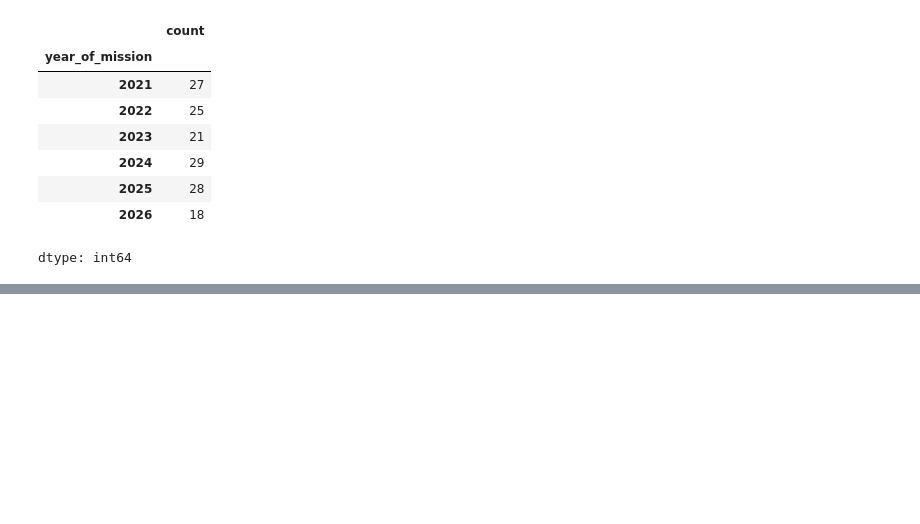
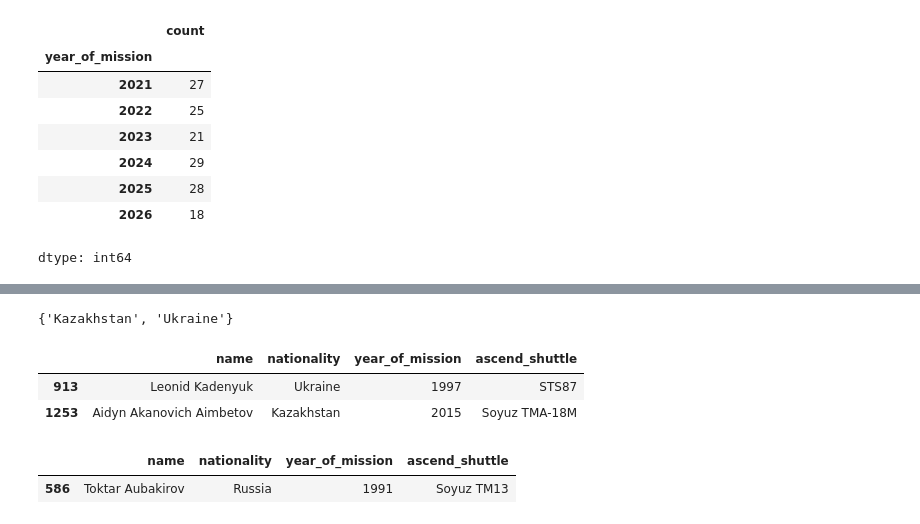
Before and after one commit to MayaVolkov/astronaut-missions-analysis, a Jupyter notebook: Astronaut_Mission_Analysis_.ipynb, the cells around one changed output, grey strips where cells are left out. Drawn from its saved outputs; the diff is of its cells as text; code cells hidden in the pictures; blank space fills up the shorter version.

```diff
--- a/Astronaut_Mission_Analysis_.ipynb
+++ b/Astronaut_Mission_Analysis_.ipynb
@@ -880,0 +920,19 @@ dtype: int64
+# %%
+soviet_republics = {"Ukraine", "Kazakhstan", "Belarus", "Uzbekistan", "Kyrgyzstan",
+                    "Tajikistan", "Turkmenistan", "Georgia", "Armenia", "Azerbaijan",
+                    "Moldova", "Lithuania", "Latvia", "Estonia"}
+soviet_republics & set(old_data["nationality"])
+# %% [output]
+{'Kazakhstan', 'Ukraine'}
+# %%
+found = soviet_republics & set(old_data["nationality"])
+old_data[old_data["nationality"].isin(found)].sort_values("year_of_mission")
+# %% [output]
+|  | name | nationality | year_of_mission | ascend_shuttle |
+| 913 | Leonid Kadenyuk | Ukraine | 1997 | STS87 |
+| 1253 | Aidyn Akanovich Aimbetov | Kazakhstan | 2015 | Soyuz TMA-18M |
+# %%
+old_data[old_data["name"].str.contains("Aubakirov", regex=False)]
+# %% [output]
+|  | name | nationality | year_of_mission | ascend_shuttle |
+| 586 | Toktar Aubakirov | Russia | 1991 | Soyuz TM­13 |
```
Also changed, not shown: parts of 9 cells of this notebook.
